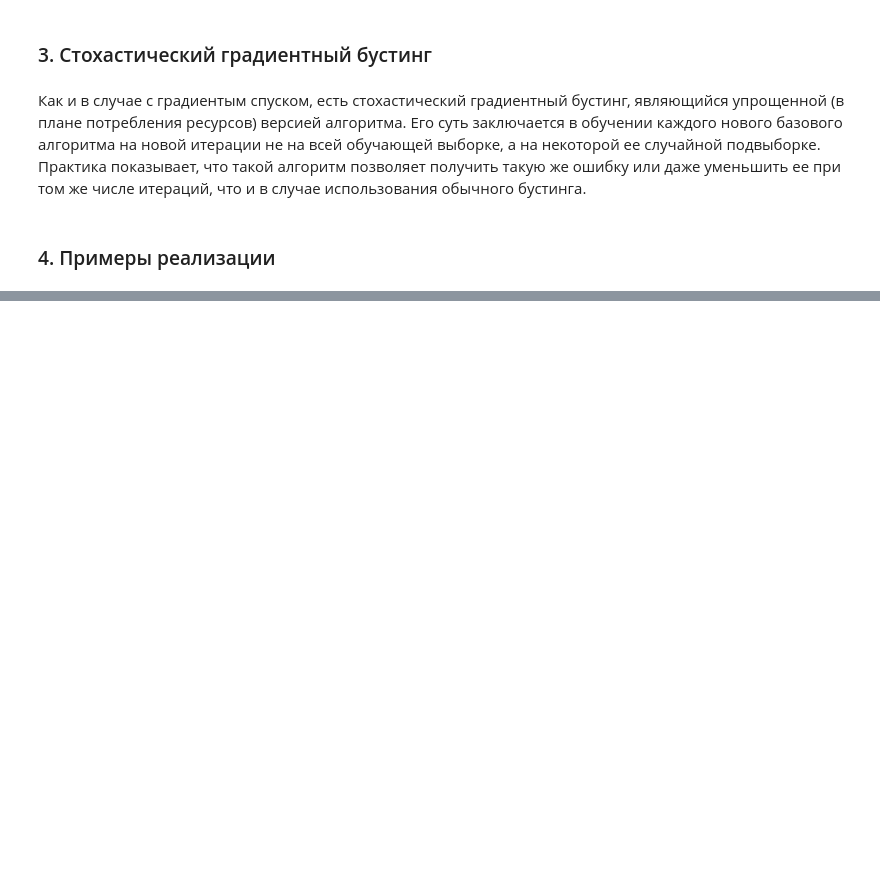
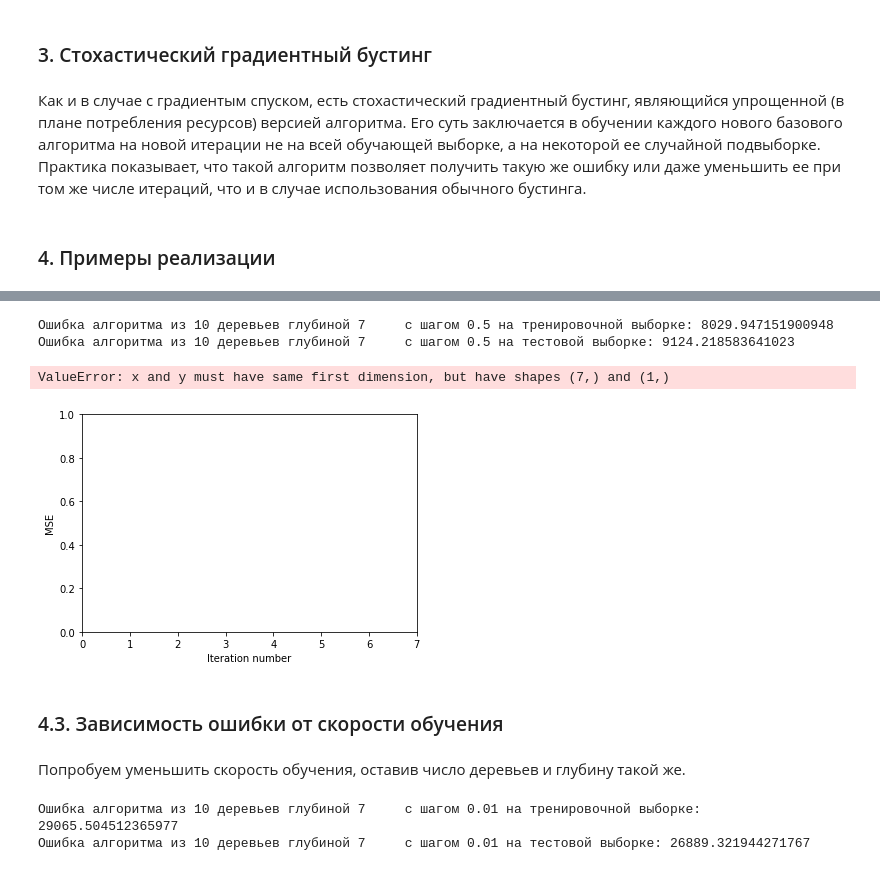
Before and after one commit to doksketch/algorithms-for-data-analysis, a Jupyter notebook: 06_Gradient boosting/gradient boosting.ipynb, the cells around one changed output, grey strips where cells are left out. Drawn from its saved outputs; the diff is of its cells as text; code cells hidden in the pictures; blank space fills up the shorter version.

```diff
--- a/06_Gradient boosting/gradient boosting.ipynb
+++ b/06_Gradient boosting/gradient boosting.ipynb
@@ -104,0 +170,19 @@ __3.__ При достижении критериев остановки ком
+# %%
+#примем глубину, равную 7
+max_depth = 7
+# %%
+trees, train_errors, test_errors = gb_fit(n_trees, max_depth, X_train, X_test, y_train, y_test, coefs, eta)
+# %%
+evaluate_alg(X_train, X_test, y_train, y_test, trees, coefs, eta)
+# %% [output]
+Ошибка алгоритма из 10 деревьев глубиной 7     с шагом 0.5 на тренировочной выборке: 8029.947151900948
+Ошибка алгоритма из 10 деревьев глубиной 7     с шагом 0.5 на тестовой выборке: 9124.218583641023
+# %%
+get_error_plot(max_depth, train_errors, test_errors)
+# %% [output]
+ValueError: x and y must have same first dimension, but have shapes (7,) and (1,)
+[figure, added]
+# %% [markdown]
+### 4.3. Зависимость ошибки от скорости обучения
+# %% [markdown]
+Попробуем уменьшить скорость обучения, оставив число деревьев и глубину такой же.
@@ -104,0 +193,5 @@ __3.__ При достижении критериев остановки ком
+# %%
+evaluate_alg(X_train, X_test, y_train, y_test, trees, coefs, eta)
+# %% [output]
+Ошибка алгоритма из 10 деревьев глубиной 7     с шагом 0.01 на тренировочной выборке: 29065.504512365977
+Ошибка алгоритма из 10 деревьев глубиной 7     с шагом 0.01 на тестовой выборке: 26889.321944271767
```
Also changed, not shown: parts of 19 cells of this notebook, 1 other file.
